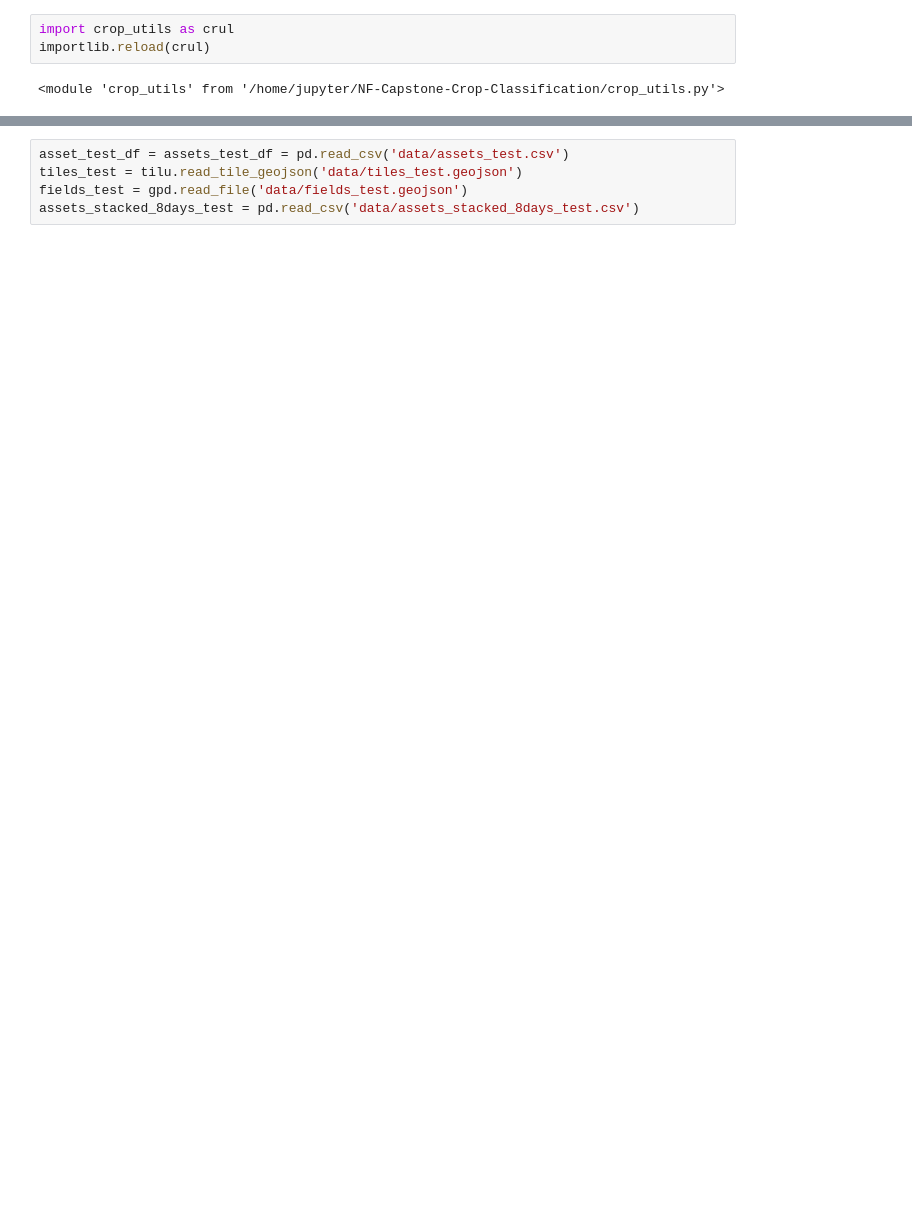
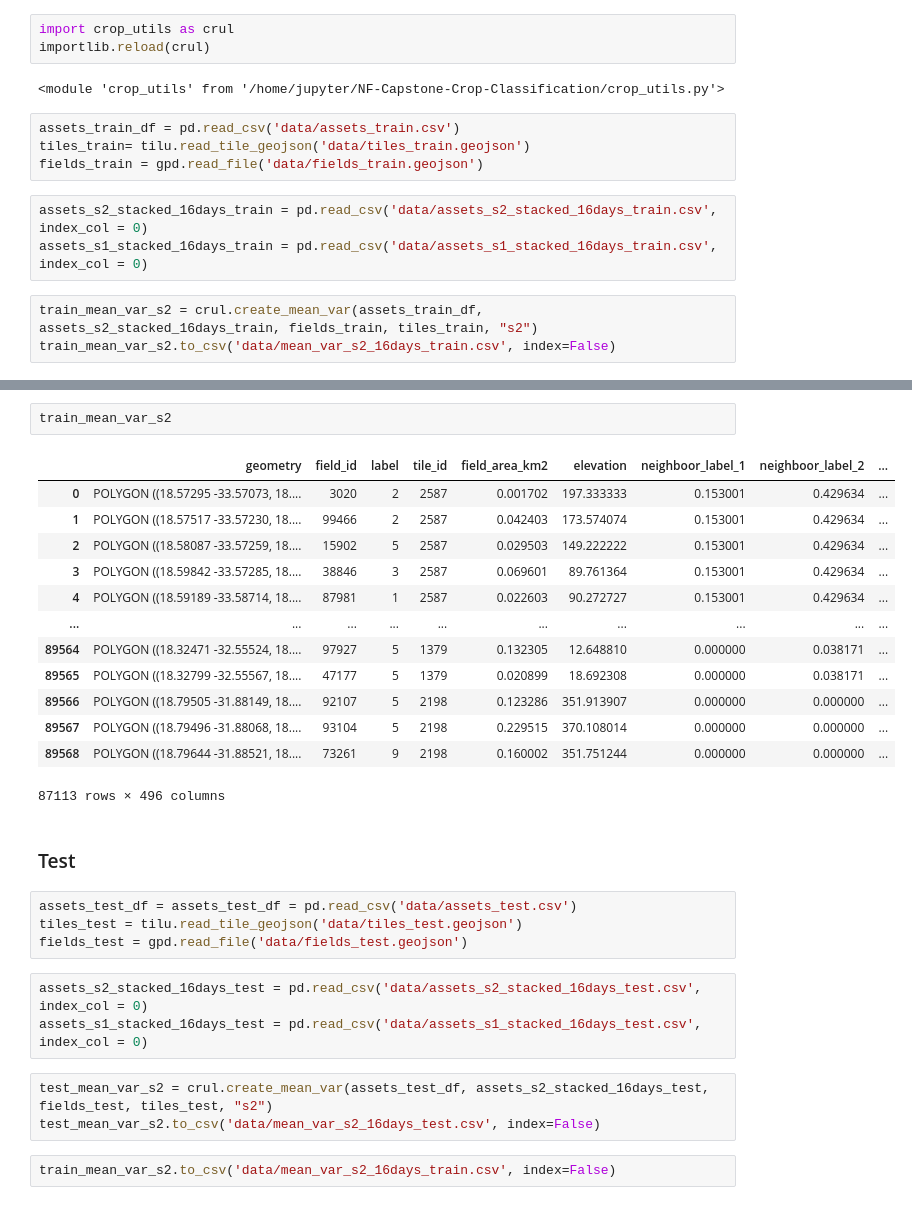
Before and after one commit to AIMPED/NF-Capstone-Crop-Classification, a Jupyter notebook: 1_Data preparation.ipynb, the cells around one changed output, grey strips where cells are left out. Cells and saved outputs as stored; diff of their text form; blank space fills up the shorter version.

```diff
--- a/1_Data preparation.ipynb
+++ b/1_Data preparation.ipynb
@@ -213,3 +243,13 @@ import crop_utils as crul
 importlib.reload(crul)
 # %% [output]
 <module 'crop_utils' from '/home/jupyter/NF-Capstone-Crop-Classification/crop_utils.py'>
+# %%
+assets_train_df = pd.read_csv('data/assets_train.csv')
+tiles_train= tilu.read_tile_geojson('data/tiles_train.geojson')
+fields_train = gpd.read_file('data/fields_train.geojson')
+# %%
+assets_s2_stacked_16days_train = pd.read_csv('data/assets_s2_stacked_16days_train.csv', index_col = 0)
+assets_s1_stacked_16days_train = pd.read_csv('data/assets_s1_stacked_16days_train.csv', index_col = 0)
+# %%
+train_mean_var_s2 = crul.create_mean_var(assets_train_df, assets_s2_stacked_16days_train, fields_train, tiles_train, "s2")
+train_mean_var_s2.to_csv('data/mean_var_s2_16days_train.csv', index=False)
@@ -216,5 +267,30 @@ importlib.reload(crul)
+# %%
+train_mean_var_s2
+# %% [output]
+|  | geometry | field_id | label | tile_id | field_area_km2 | elevation | neighboor_label_1 | neighboor_label_2 | ... |
+| 0 | POLYGON ((18.57295 -33.57073, 18.... | 3020 | 2 | 2587 | 0.001702 | 197.333333 | 0.153001 | 0.429634 | ... |
+| 1 | POLYGON ((18.57517 -33.57230, 18.... | 99466 | 2 | 2587 | 0.042403 | 173.574074 | 0.153001 | 0.429634 | ... |
+| 2 | POLYGON ((18.58087 -33.57259, 18.... | 15902 | 5 | 2587 | 0.029503 | 149.222222 | 0.153001 | 0.429634 | ... |
+| 3 | POLYGON ((18.59842 -33.57285, 18.... | 38846 | 3 | 2587 | 0.069601 | 89.761364 | 0.153001 | 0.429634 | ... |
+| 4 | POLYGON ((18.59189 -33.58714, 18.... | 87981 | 1 | 2587 | 0.022603 | 90.272727 | 0.153001 | 0.429634 | ... |
+| ... | ... | ... | ... | ... | ... | ... | ... | ... | ... |
+| 89564 | POLYGON ((18.32471 -32.55524, 18.... | 97927 | 5 | 1379 | 0.132305 | 12.648810 | 0.000000 | 0.038171 | ... |
+| 89565 | POLYGON ((18.32799 -32.55567, 18.... | 47177 | 5 | 1379 | 0.020899 | 18.692308 | 0.000000 | 0.038171 | ... |
+| 89566 | POLYGON ((18.79505 -31.88149, 18.... | 92107 | 5 | 2198 | 0.123286 | 351.913907 | 0.000000 | 0.000000 | ... |
+| 89567 | POLYGON ((18.79496 -31.88068, 18.... | 93104 | 5 | 2198 | 0.229515 | 370.108014 | 0.000000 | 0.000000 | ... |
+| 89568 | POLYGON ((18.79644 -31.88521, 18.... | 73261 | 9 | 2198 | 0.160002 | 351.751244 | 0.000000 | 0.000000 | ... |
+87113 rows × 496 columns
+# %% [markdown]
+### Test
 # %%
-asset_test_df = assets_test_df = pd.read_csv('data/assets_test.csv')
+assets_test_df = assets_test_df = pd.read_csv('data/assets_test.csv')
 tiles_test = tilu.read_tile_geojson('data/tiles_test.geojson')
 fields_test = gpd.read_file('data/fields_test.geojson')
-assets_stacked_8days_test = pd.read_csv('data/assets_stacked_8days_test.csv')
+# %%
+assets_s2_stacked_16days_test = pd.read_csv('data/assets_s2_stacked_16days_test.csv', index_col = 0)
+assets_s1_stacked_16days_test = pd.read_csv('data/assets_s1_stacked_16days_test.csv', index_col = 0)
+# %%
+test_mean_var_s2 = crul.create_mean_var(assets_test_df, assets_s2_stacked_16days_test, fields_test, tiles_test, "s2")
+test_mean_var_s2.to_csv('data/mean_var_s2_16days_test.csv', index=False)
+# %%
+train_mean_var_s2.to_csv('data/mean_var_s2_16days_train.csv', index=False)
```
Also changed, not shown: parts of 23 cells of this notebook, 2 other files.
